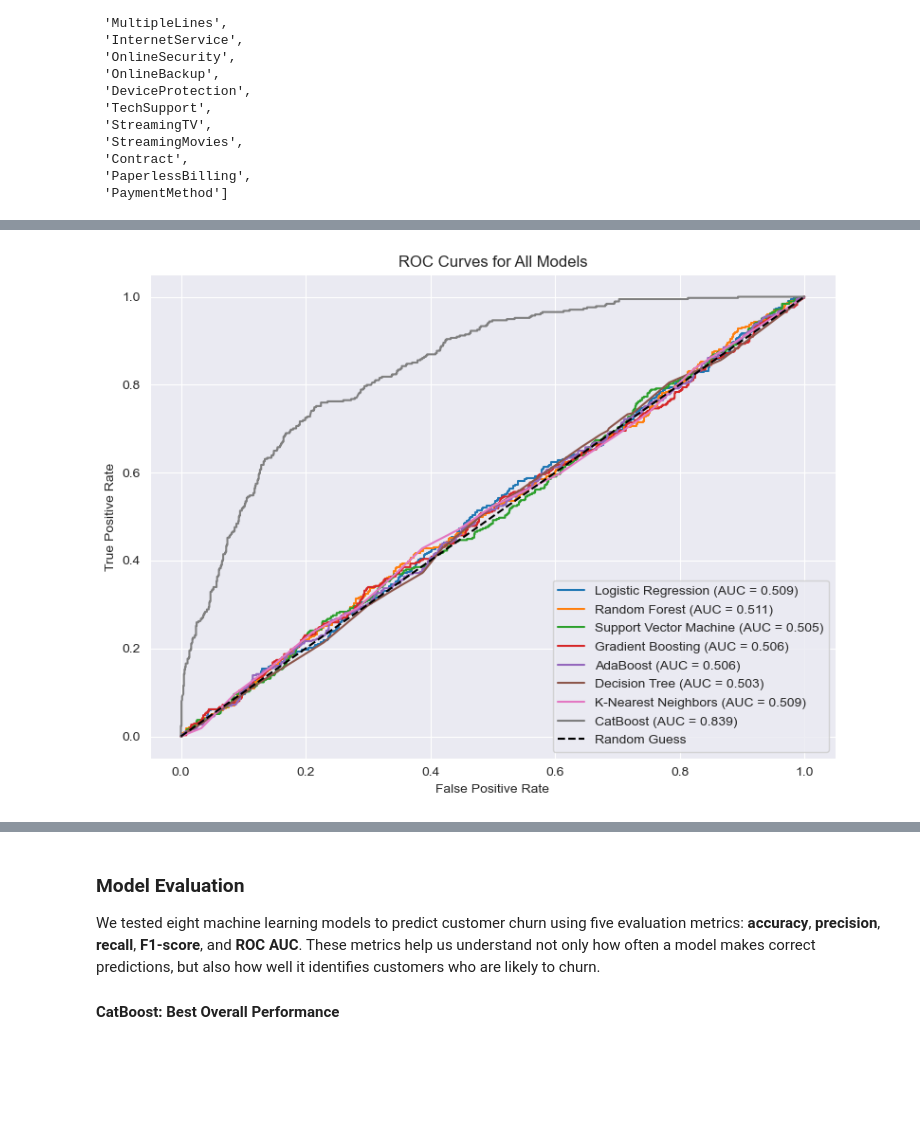
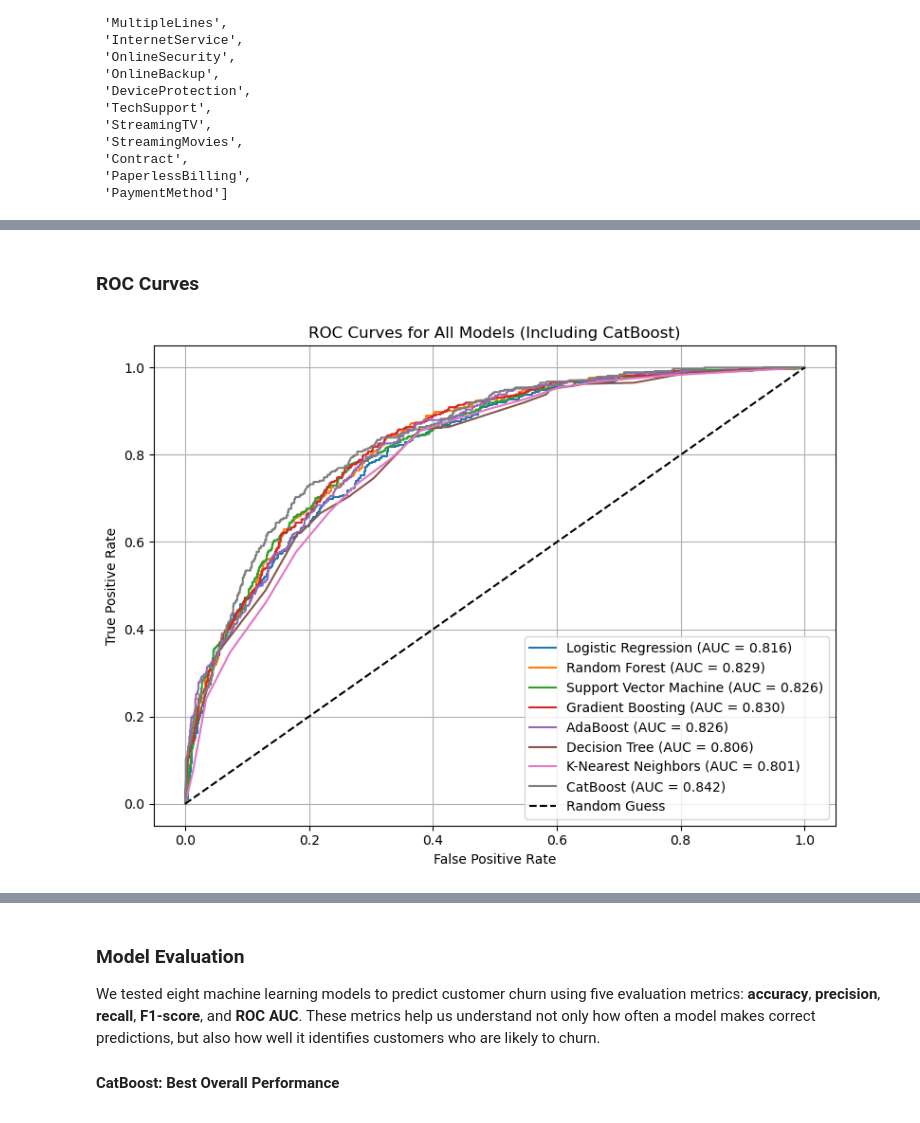
Before and after one commit to devmarkpro/telco-customer-churn-ml-project, a Jupyter notebook: notebooks/03-model_assessment.ipynb, the cells around one changed output, grey strips where cells are left out. Cells and saved outputs as stored; diff of their text form; code cells hidden in the pictures; blank space fills up the shorter version.

Commit message:
remove catboost generated folder, add bases of teh report

```diff
--- a/notebooks/03-model_assessment.ipynb
+++ b/notebooks/03-model_assessment.ipynb
@@ -273,3 +333 @@ df['Churn'] = df['Churn'].map({'Yes': 1, 'No': 0})
-# %%
-df.drop('customerID', axis=1, inplace=True)
 # %%
@@ -312,11 +372,7 @@ train_pool = Pool(X_train, y_train, cat_features=cat_features)
 test_pool = Pool(X_test, y_test, cat_features=cat_features)
 # %%
 cv_results = cv(
-    params=params,
-    pool=train_pool,
-    fold_count=5,
-    verbose=False,
-    plot=True
+    params=params, pool=train_pool, fold_count=K_FOLDS, verbose=False, plot=True
 )
 print("\nCV Results Summary (last few rows):")
 print(cv_results.tail())
@@ -342,18 +398,20 @@ Training on fold [2/5]
 # %%
 param_grid = {
-    'learning_rate': [0.01, 0.05, 0.1],
-    'depth': [4, 6, 8],
-    'l2_leaf_reg': [1, 3, 5],
-    'early_stopping_rounds': [25, 50, 100]
+    "learning_rate": [0.01, 0.05, 0.1],
+    "depth": [4, 6, 8],
+    "l2_leaf_reg": [1, 3, 5],
+    "early_stopping_rounds": [25, 50, 100],
 }
 catboost = CatBoostClassifier(
-    iterations=cv_results['test-AUC-mean'].idxmax(),
-    loss_function='Logloss',
-    eval_metric='AUC',
+    iterations=cv_results["test-AUC-mean"].idxmax(),
+    loss_function="Logloss",
+    eval_metric="AUC",
     random_seed=RANDOM_STATE,
-    verbose=False
+    verbose=False,
 )
-grid_search = GridSearchCV(catboost, param_grid, cv=10, scoring='roc_auc', n_jobs=-1, verbose=2)
+grid_search = GridSearchCV(
+    catboost, param_grid, cv=5, scoring="roc_auc", n_jobs=-1, verbose=2
+)
 grid_search.fit(X_train, y_train, cat_features=cat_features)
 print("Best Parameters:", grid_search.best_params_)
 final_catboost_model = grid_search.best_estimator_
@@ -396,11 +456,13 @@ catboost_y_pred = final_catboost_model.predict(X_test)
 cat_boost_y_proba = final_catboost_model.predict_proba(X_test)[:, 1]
 
 results["CatBoost"] = {
-    'accuracy': accuracy_score(y_test, catboost_y_pred),
-    'precision': precision_score(y_test, catboost_y_pred),
-    'recall': recall_score(y_test, catboost_y_pred),
-    'f1_score': f1_score(y_test, catboost_y_pred),
-    'roc_auc': roc_auc_score(y_test, cat_boost_y_proba),
-    'cm': confusion_matrix(y_test, catboost_y_pred)
+    "accuracy": accuracy_score(y_test, catboost_y_pred),
+    "precision": precision_score(y_test, catboost_y_pred),
+    "recall": recall_score(y_test, catboost_y_pred),
+    "f1_score": f1_score(y_test, catboost_y_pred),
+    "roc_auc": roc_auc_score(y_test, cat_boost_y_proba),
+    "cm": confusion_matrix(y_test, catboost_y_pred),
 }
 trained_models["CatBoost"]["ypp"] = cat_boost_y_proba
+trained_models["CatBoost"]["y_test"] = y_test
+trained_models["CatBoost"]["X_test"] = X_test
@@ -407,4 +523,6 @@ trained_models["CatBoost"]["ypp"] = cat_boost_y_proba
+# %% [markdown]
+### ROC Curves
 # %%
-plot_roc_curves(trained_models, y_test, title='ROC Curves for All Models')
+plot_roc_curves1(trained_models, title="ROC Curves for All Models (Including CatBoost)")
 # %% [output]
-[figure, old version]
+[figure, new version]
```
Also changed, not shown: parts of 28 cells of this notebook, 46 other files.
